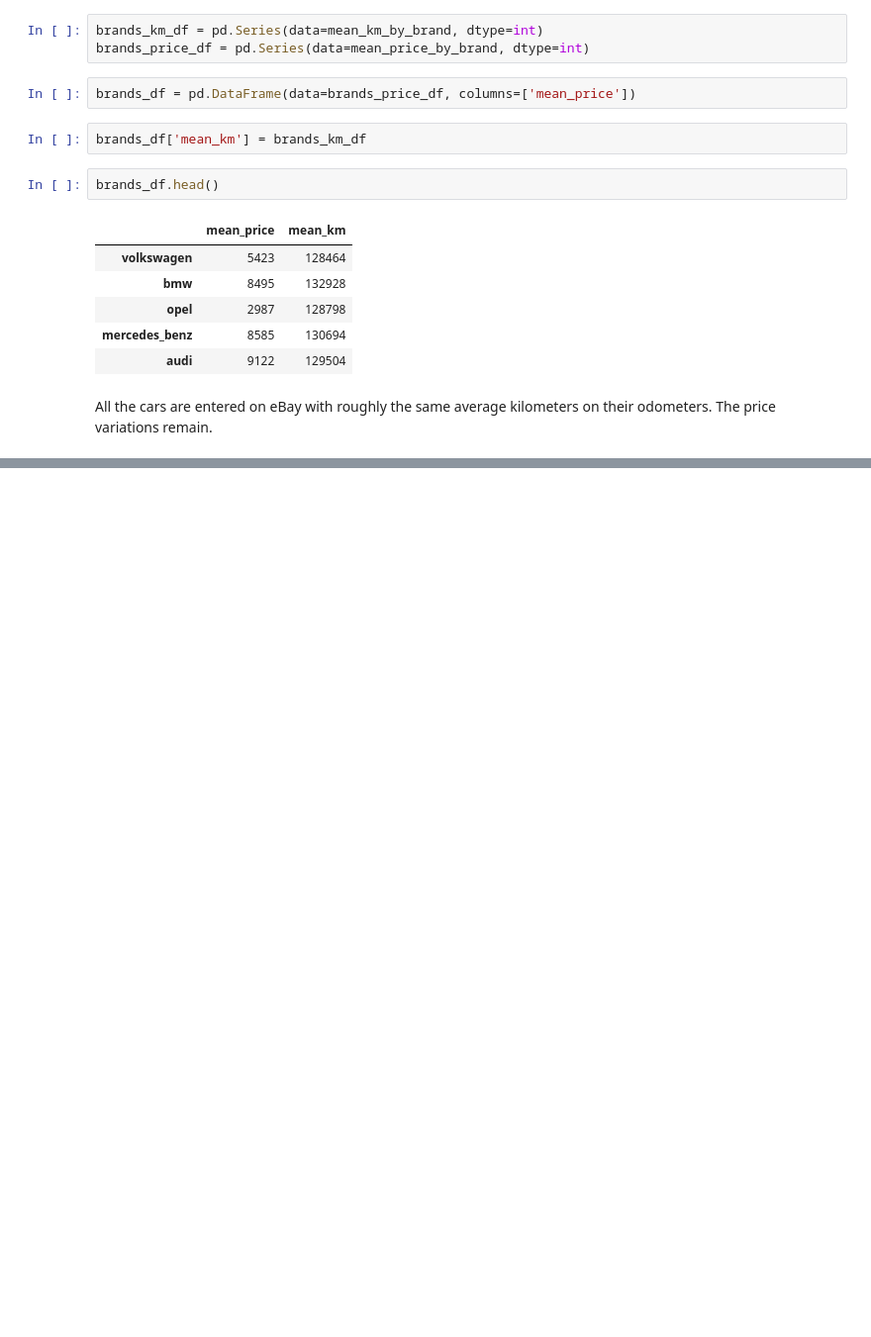
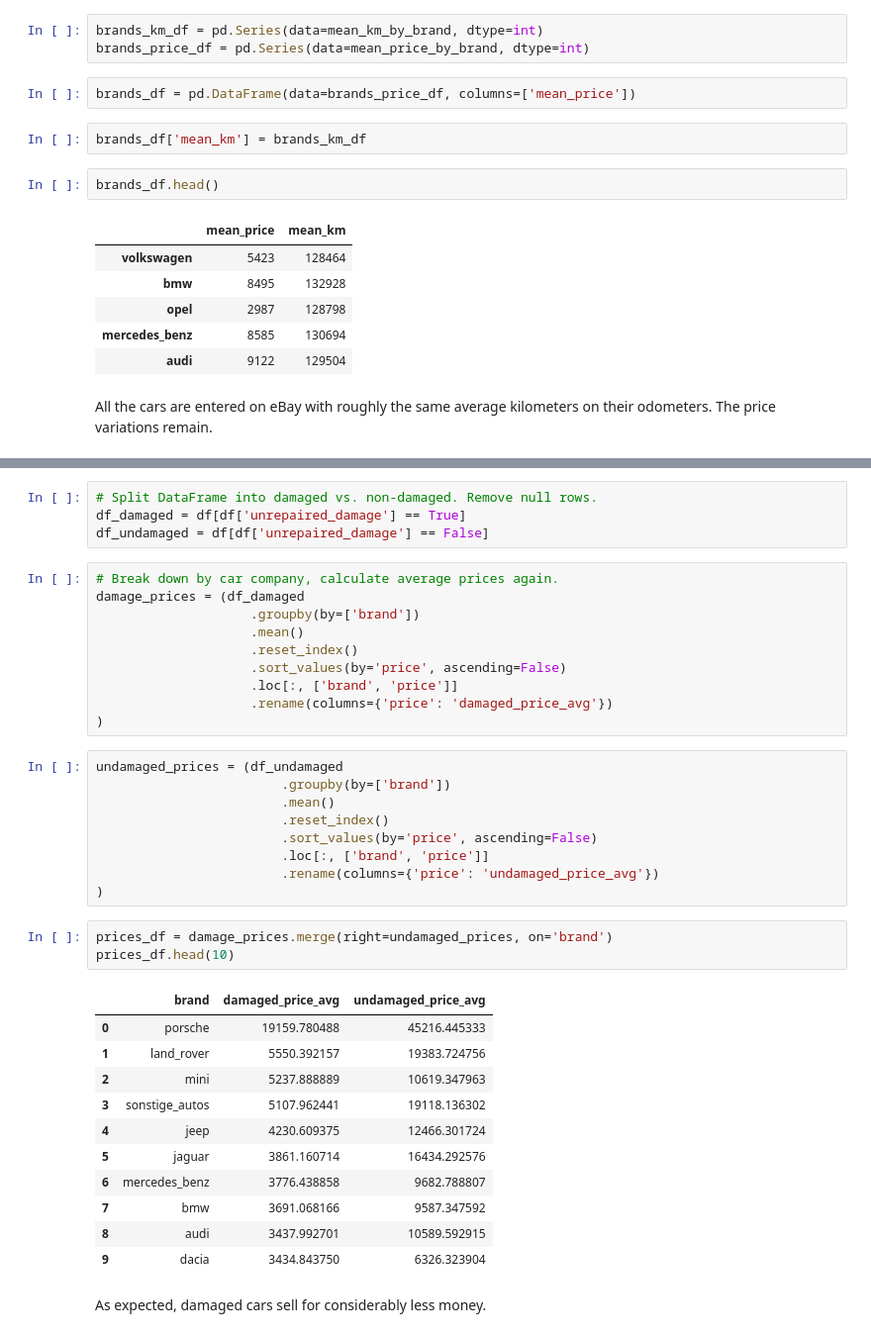
Before and after one commit to nikomccarty/data_science_notebooks, a Jupyter notebook: 20220423_ebay_car_sales/ebay_sales_data.ipynb, the cells around one changed output, grey strips where cells are left out. Shown: that part at 99% size. Saved outputs shown, nothing was run; the diff lists cells and outputs as text; blank space fills up the shorter version.

```diff
--- a/20220423_ebay_car_sales/ebay_sales_data.ipynb
+++ b/20220423_ebay_car_sales/ebay_sales_data.ipynb
@@ -397,0 +449,40 @@ All the cars are entered on eBay with roughly the same average kilometers on the
+# %%
+# Split DataFrame into damaged vs. non-damaged. Remove null rows.
+df_damaged = df[df['unrepaired_damage'] == True]
+df_undamaged = df[df['unrepaired_damage'] == False]
+# %%
+# Break down by car company, calculate average prices again.
+damage_prices = (df_damaged
+                    .groupby(by=['brand'])
+                    .mean()
+                    .reset_index()
+                    .sort_values(by='price', ascending=False)
+                    .loc[:, ['brand', 'price']]
+                    .rename(columns={'price': 'damaged_price_avg'})
+)
+# %%
+undamaged_prices = (df_undamaged
+                        .groupby(by=['brand'])
+                        .mean()
+                        .reset_index()
+                        .sort_values(by='price', ascending=False)
+                        .loc[:, ['brand', 'price']]
+                        .rename(columns={'price': 'undamaged_price_avg'})
+)
+# %%
+prices_df = damage_prices.merge(right=undamaged_prices, on='brand')
+prices_df.head(10)
+# %% [output]
+|  | brand | damaged_price_avg | undamaged_price_avg |
+| 0 | porsche | 19159.780488 | 45216.445333 |
+| 1 | land_rover | 5550.392157 | 19383.724756 |
+| 2 | mini | 5237.888889 | 10619.347963 |
+| 3 | sonstige_autos | 5107.962441 | 19118.136302 |
+| 4 | jeep | 4230.609375 | 12466.301724 |
+| 5 | jaguar | 3861.160714 | 16434.292576 |
+| 6 | mercedes_benz | 3776.438858 | 9682.788807 |
+| 7 | bmw | 3691.068166 | 9587.347592 |
+| 8 | audi | 3437.992701 | 10589.592915 |
+| 9 | dacia | 3434.843750 | 6326.323904 |
+# %% [markdown]
+As expected, damaged cars sell for considerably less money.
```
Also changed, not shown: parts of 13 cells of this notebook.
